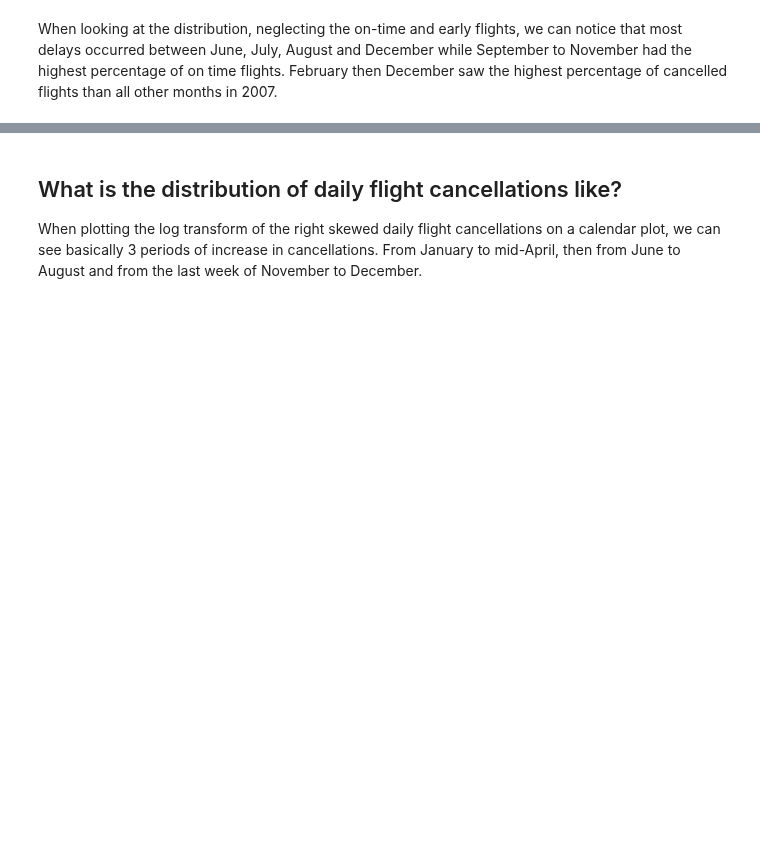
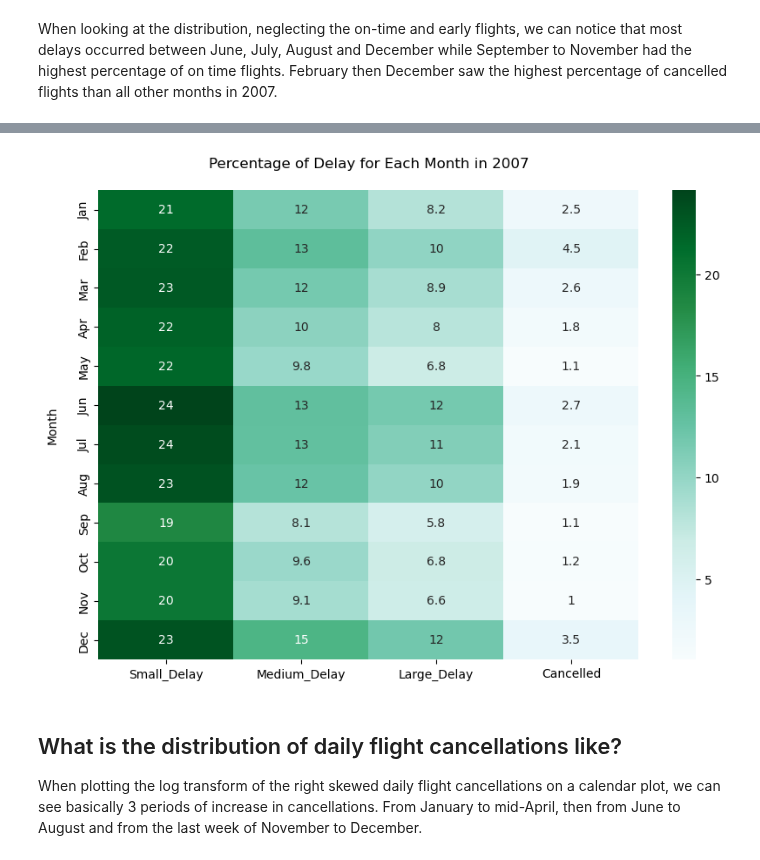
Before and after one commit to EsosaOrumwese/ALX-T-Nanodegree, a Jupyter notebook: Data Analytics/Projects/Airline On-Time Performance Data/slide_deck.ipynb, the cells around one changed output, grey strips where cells are left out. Cells and saved outputs as stored; diff of their text form; code cells hidden in the pictures; blank space fills up the shorter version.

```diff
--- a/Data Analytics/Projects/Airline On-Time Performance Data/slide_deck.ipynb
+++ b/Data Analytics/Projects/Airline On-Time Performance Data/slide_deck.ipynb
@@ -92,3 +150,14 @@ When looking at the distribution, neglecting the on-time and early flights, we c
+# %%
+plt.figure(figsize=[10,7])
+sns.heatmap((airline_df_agg.drop('OnTime_Early', axis=1)*100),
+            cmap='BuGn', annot=True)
+plt.title('Percentage of Delay for Each Month in 2007\n')
+plt.xlabel('')
+plt.ylabel('Month\n')
+
+plt.show();
+# %% [output]
+[figure, added]
 # %% [markdown]
 ## What is the distribution of daily flight cancellations like?
 
```
Also changed, not shown: parts of 39 cells of this notebook, 4 other files.
